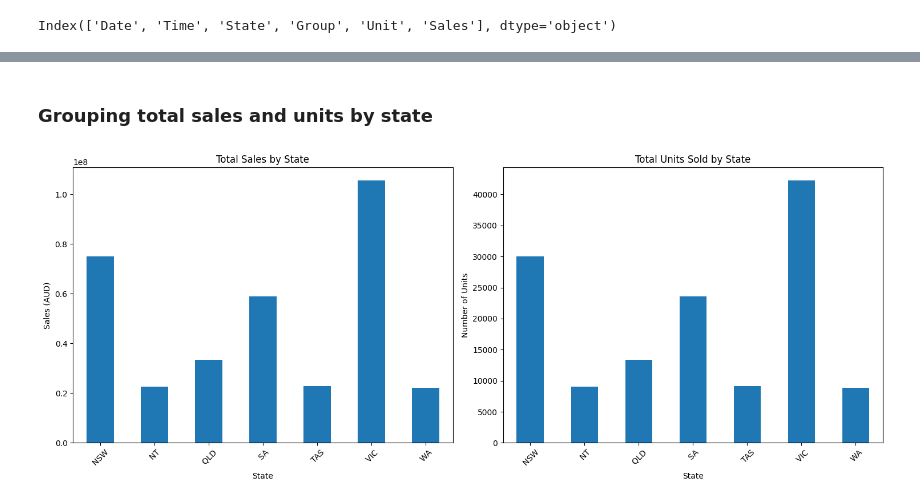
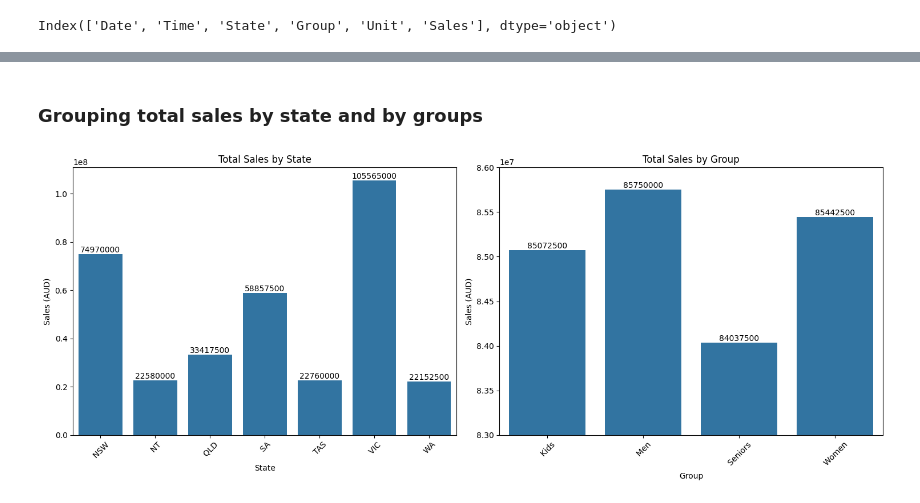
Before and after one commit to nnajiabraham/ML, a Jupyter notebook: modules/Applied Data Science with Python(numpy, panda, stats)/projects/final project/sales analysis/solution.ipynb, the cells around one changed output, grey strips where cells are left out. Drawn from its saved outputs; the diff is of its cells as text; code cells hidden in the pictures.

```diff
--- a/modules/Applied Data Science with Python(numpy, panda, stats)/projects/final project/sales analysis/solution.ipynb
+++ b/modules/Applied Data Science with Python(numpy, panda, stats)/projects/final project/sales analysis/solution.ipynb
@@ -71,26 +177,35 @@ Index(['Date', 'Time', 'State', 'Group', 'Unit', 'Sales'], dtype='object')
 # %% [markdown]
-### Grouping total sales and units by state
+### Grouping total sales by state and by groups
 # %%
 # Create a figure with two subplots side by side
 plt.figure(figsize=(15,6))
 
 # Sales by State
 plt.subplot(1,2,1)
-df.groupby('State')['Sales'].sum().plot(kind='bar')
+sales_by_state = df.groupby('State')['Sales'].sum()
+ax = sns.barplot(x=sales_by_state.index, y=sales_by_state.values)
 plt.title('Total Sales by State')
 plt.xlabel('State')
 plt.ylabel('Sales (AUD)')
 plt.xticks(rotation=45)
 
-# Units by State
+# Add value labels on top of each bar
+ax.bar_label(ax.containers[0], fmt='%.0f')
+
+# Sales by Group
 plt.subplot(1,2,2)
-df.groupby('State')['Unit'].sum().plot(kind='bar')
-plt.title('Total Units Sold by State')
-plt.xlabel('State')
-plt.ylabel('Number of Units')
+sales_by_group = df.groupby('Group')['Sales'].sum()
+ax1 = sns.barplot(x=sales_by_group.index, y=sales_by_group.values)
+plt.title('Total Sales by Group')
+plt.xlabel('Group')
+plt.ylabel('Sales (AUD)')
 plt.xticks(rotation=45)
 
+# Add value labels on top of each bar
+ax1.bar_label(ax1.containers[0], fmt='%.0f')
+# Set y-axis to start from 83M to better show differences
+plt.ylim(83000000, 86000000)
 plt.tight_layout()
 plt.show()
 # %% [output]
-[figure, old version]
+[figure, new version]
```
Also changed, not shown: parts of 12 cells of this notebook, 1 other file.
